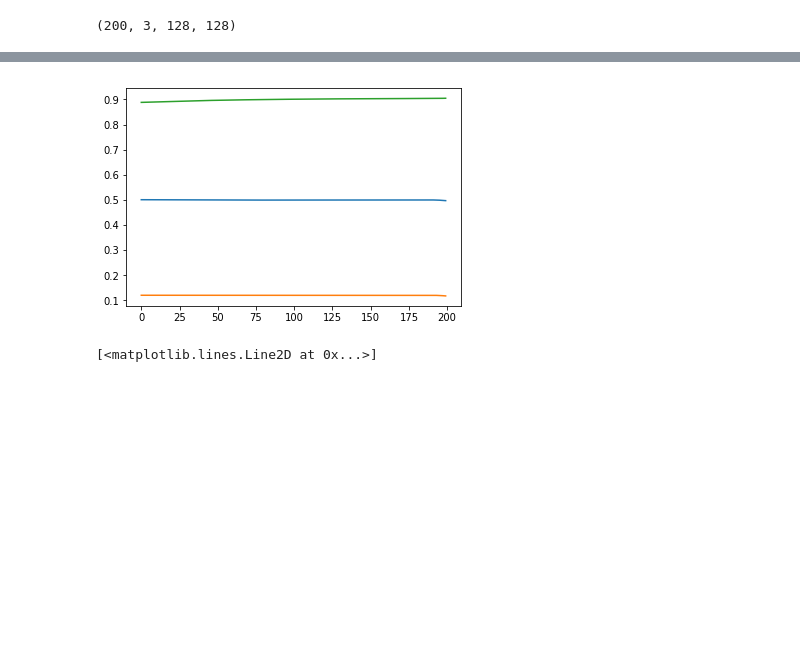
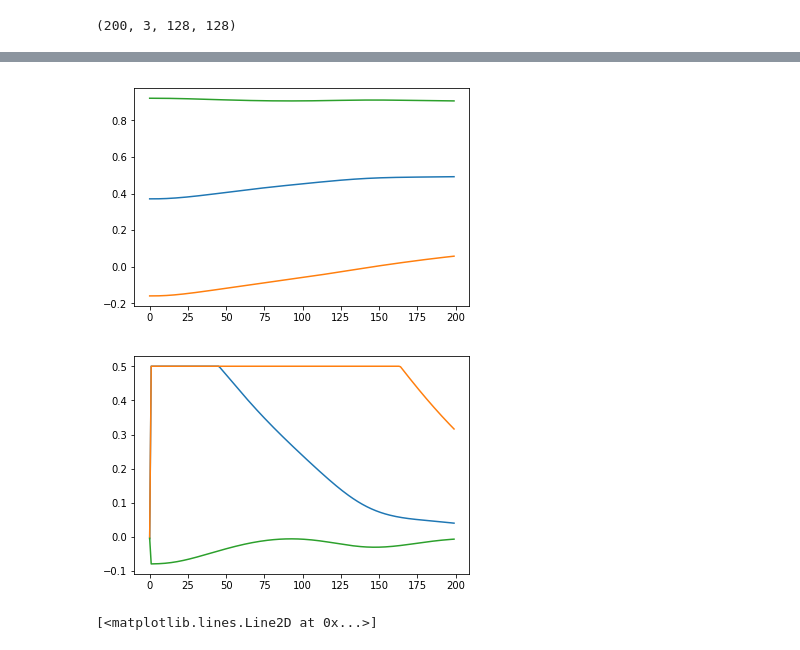
Before and after one commit to zachares/sensorimotor_search, a Jupyter notebook: supervised_learning/visualization.ipynb, the cells around one changed output, grey strips where cells are left out. Saved outputs shown, nothing was run; the diff lists cells and outputs as text; code cells hidden in the pictures; blank space fills up the shorter version.

```diff
--- a/supervised_learning/visualization.ipynb
+++ b/supervised_learning/visualization.ipynb
@@ -3,7 +3,7 @@ import h5py
 import matplotlib.pyplot as plt
 import numpy as np
 # %%
-f = h5py.File("/juno/group/muj_multimod_dataset/multimodal_op_space_0005.h5")
+f = h5py.File("/juno/group/muj_multimod_dataset/multimodal_op_space_0001.h5")
 # %%
 for i in range(1,100):
     filename = "/juno/group/muj_multimod_dataset/multimodal_op_space_00{:02d}.h5".format(i)
@@ -68,9 +68,13 @@ plt.show()
 # %%
 for n in range(3):
     plt.plot(range(f['proprio'].shape[0]), f['proprio'][:, n])
 plt.show()
+for n in range(3):
+    plt.plot(range(f['action'].shape[0]), f['action'][:, n])
+plt.show()
 # %% [output]
-[figure, old version]
+[figure, new version]
+[figure, added]
 # %%
 plt.plot(f['contact'])
 # %% [output]
```
Also changed, not shown: parts of 4 cells of this notebook, 10 other files.
